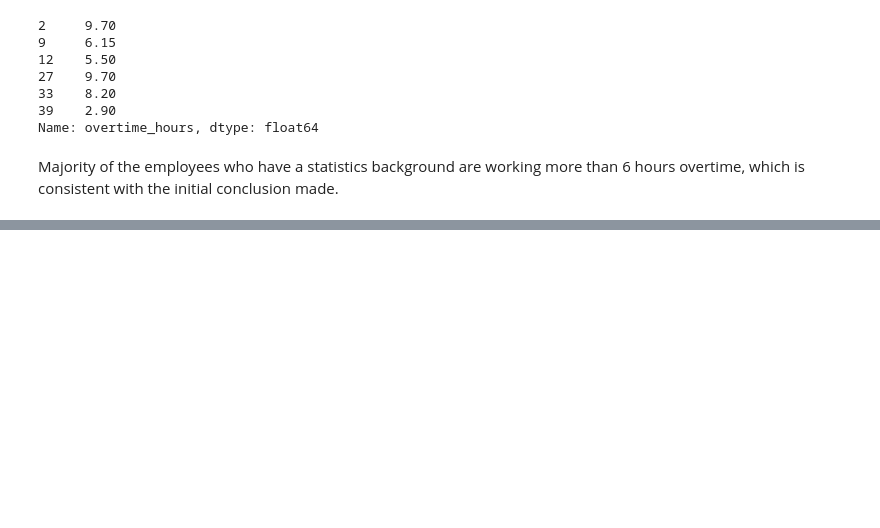
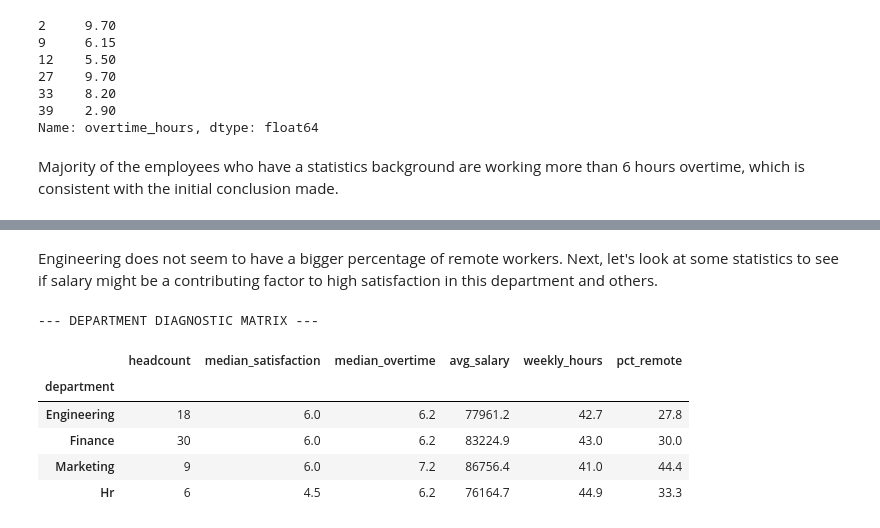
Before and after one commit to aysuntm/engage-metrics-workforce-analytics, a Jupyter notebook: notebooks/02_EDA_visualization.ipynb, the cells around one changed output, grey strips where cells are left out. Cells and saved outputs as stored; diff of their text form; code cells hidden in the pictures; blank space fills up the shorter version.

```diff
--- a/notebooks/02_EDA_visualization.ipynb
+++ b/notebooks/02_EDA_visualization.ipynb
@@ -343,0 +355,23 @@ Majority of the employees who have a statistics background are working more than
+# %% [markdown]
+Engineering does not seem to have a bigger percentage of remote workers. Next, let's look at some statistics to see if salary might be a contributing factor to high satisfaction in this department and others.
+# %%
+# Group by department to check the exact interaction of all the factors we have been theorizing about
+dept_validation = df.groupby('department').agg(
+    headcount           = ('employee_id', 'count'),
+    median_satisfaction = ('satisfaction_score', 'median'),
+    median_overtime     = ('overtime_hours', 'median'),
+    avg_salary          = ('salary', 'mean'),
+    weekly_hours       = ('hours_worked_weekly', 'mean'),
+    pct_remote          = ('work_mode', lambda x: (x == 'remote').mean() * 100)
+).round(1).sort_values(by='median_satisfaction', ascending=False)
+
+print("--- DEPARTMENT DIAGNOSTIC MATRIX ---")
+dept_validation
+# %% [output]
+--- DEPARTMENT DIAGNOSTIC MATRIX ---
+|  | headcount | median_satisfaction | median_overtime | avg_salary | weekly_hours | pct_remote |
+| department |  |  |  |  |  |  |
+| Engineering | 18 | 6.0 | 6.2 | 77961.2 | 42.7 | 27.8 |
+| Finance | 30 | 6.0 | 6.2 | 83224.9 | 43.0 | 30.0 |
+| Marketing | 9 | 6.0 | 7.2 | 86756.4 | 41.0 | 44.4 |
+| Hr | 6 | 4.5 | 6.2 | 76164.7 | 44.9 | 33.3 |
```
Also changed, not shown: parts of 19 cells of this notebook.
